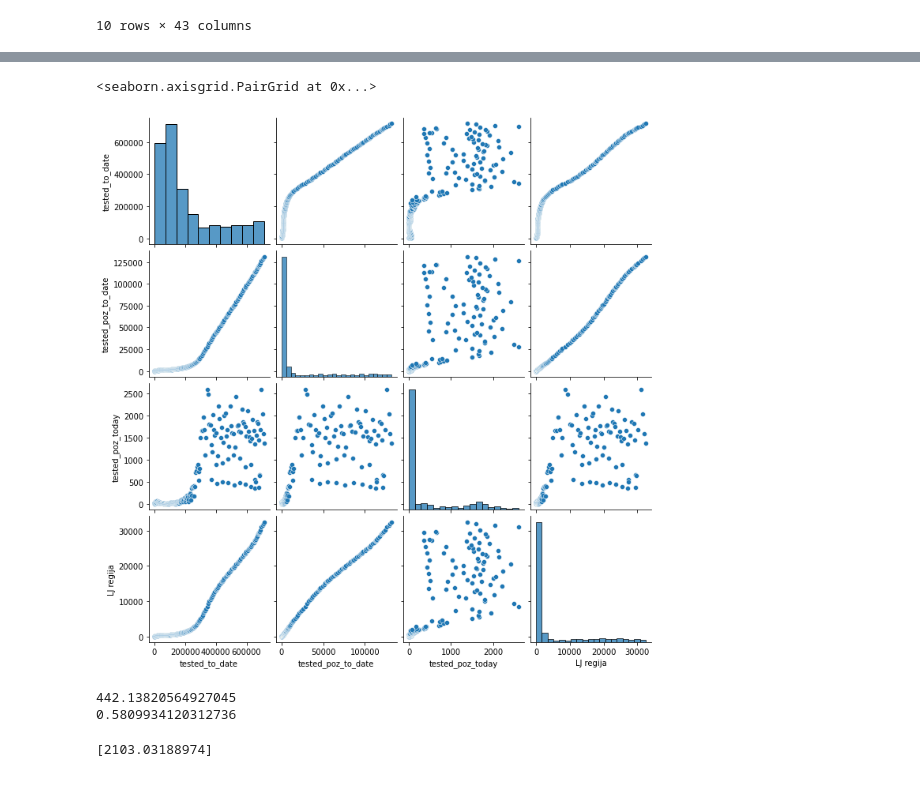
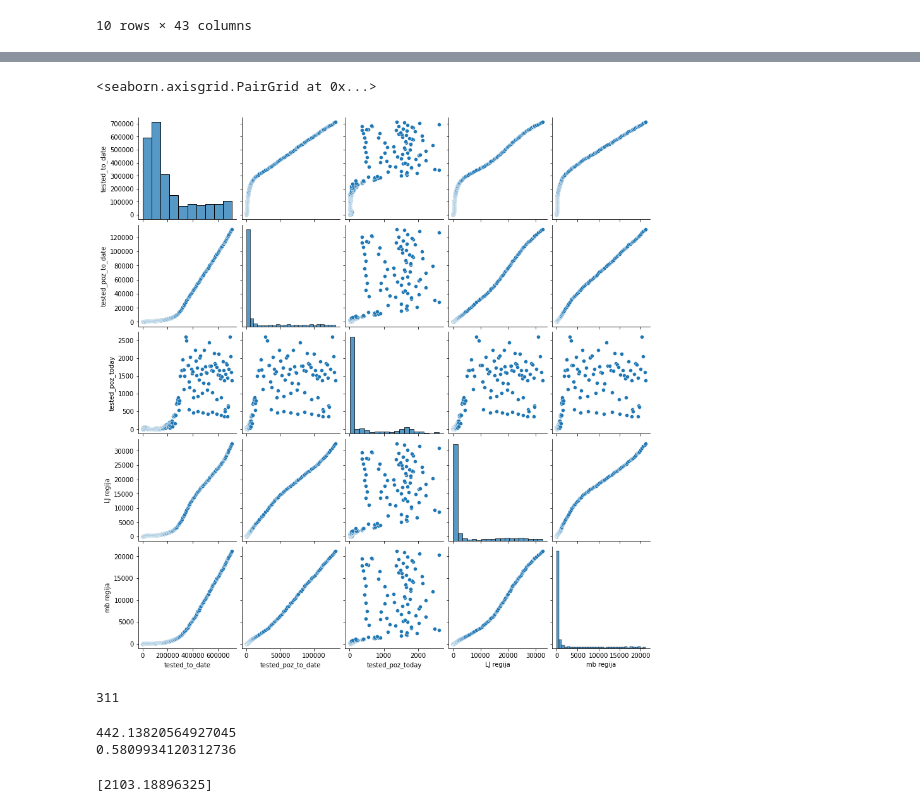
Before and after one commit to nejchauptman/Covid-19-prediction, a Jupyter notebook: covid_19.ipynb, the cells around one changed output, grey strips where cells are left out. Drawn from its saved outputs; the diff is of its cells as text; code cells hidden in the pictures.

```diff
--- a/covid_19.ipynb
+++ b/covid_19.ipynb
@@ -149,20 +159,25 @@ from sklearn.metrics import mean_squared_error
 # %%
 import seaborn as sns
-dfPlot=df[['tested_to_date', 'tested_poz_to_date', 'tested_poz_today','LJ regija']].copy()
+dfPlot=df[['tested_to_date', 'tested_poz_to_date', 'tested_poz_today','LJ regija', 'mb regija']].copy()
 sns.pairplot(dfPlot)
 # %% [output]
 <seaborn.axisgrid.PairGrid at 0x...>
-[figure, old version]
+[figure, new version]
 # %%
 from sklearn.model_selection import train_test_split
+from sklearn.linear_model import LinearRegression
+from sklearn.metrics import mean_squared_error
 
 X = df['tested_poz_to_date'].values
 Y = df['tested_poz_today'].values
 n = len(X)
+print(n)
 X = X.reshape((n, 1))
 x_train, x_test, y_train, y_test = train_test_split(df['tested_poz_to_date'], df['tested_poz_today'],test_size=0.20, random_state=0)
 reg = LinearRegression()
 reg = reg.fit(X, Y)
+# %% [output]
+311
 # %%
 Y_pred = reg.predict(X)
 mse = mean_squared_error(Y, Y_pred)
@@ -174,9 +189,9 @@ print(r2_score)
 442.13820564927045
 0.5809934120312736
 # %%
-print(reg.predict([[139270]]))
+print(reg.predict([[139281]]))
 # %% [output]
-[2103.03188974]
+[2103.18896325]
 # %%
 plt.scatter(X,Y)
 plt.plot(X, Y_pred, color="red")
```
Also changed, not shown: parts of 7 cells of this notebook.
